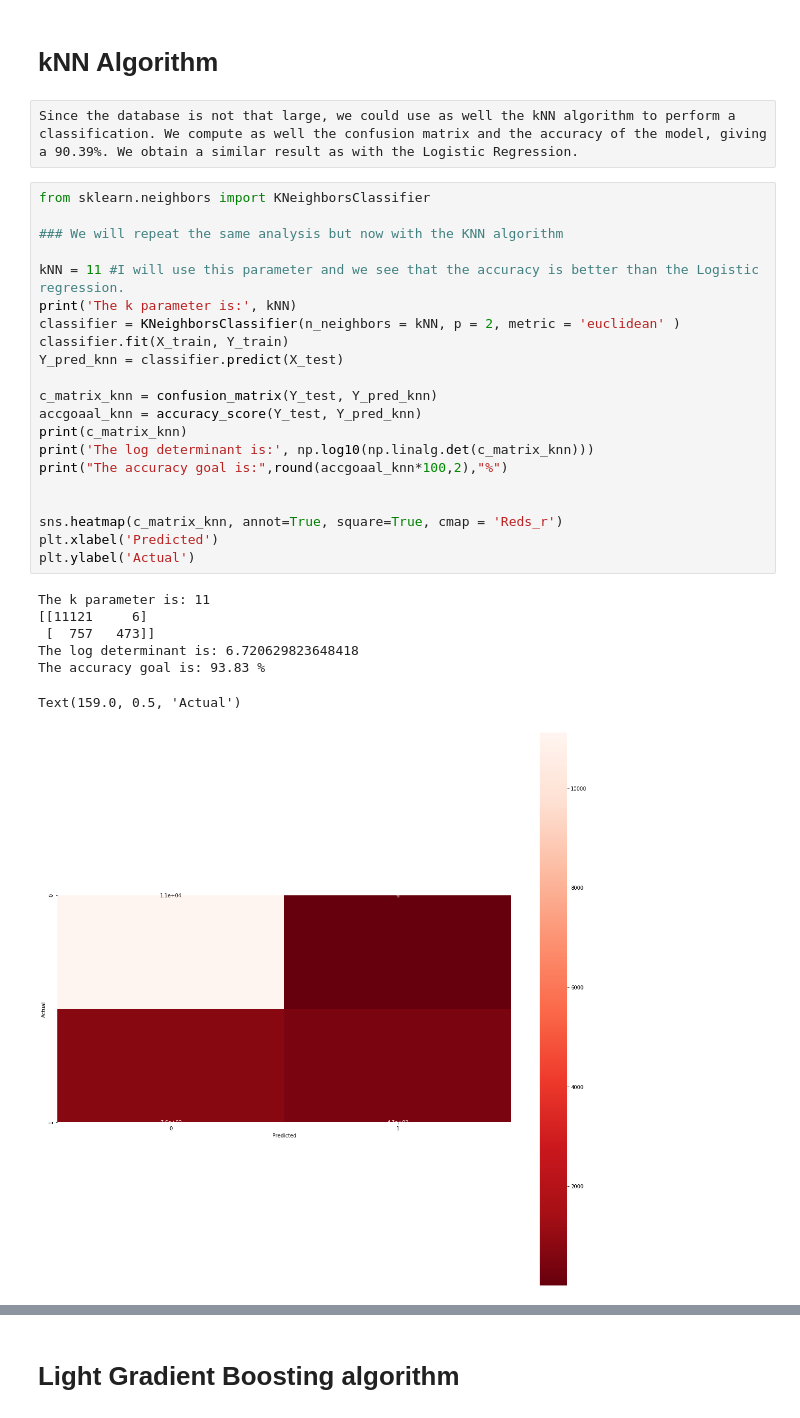
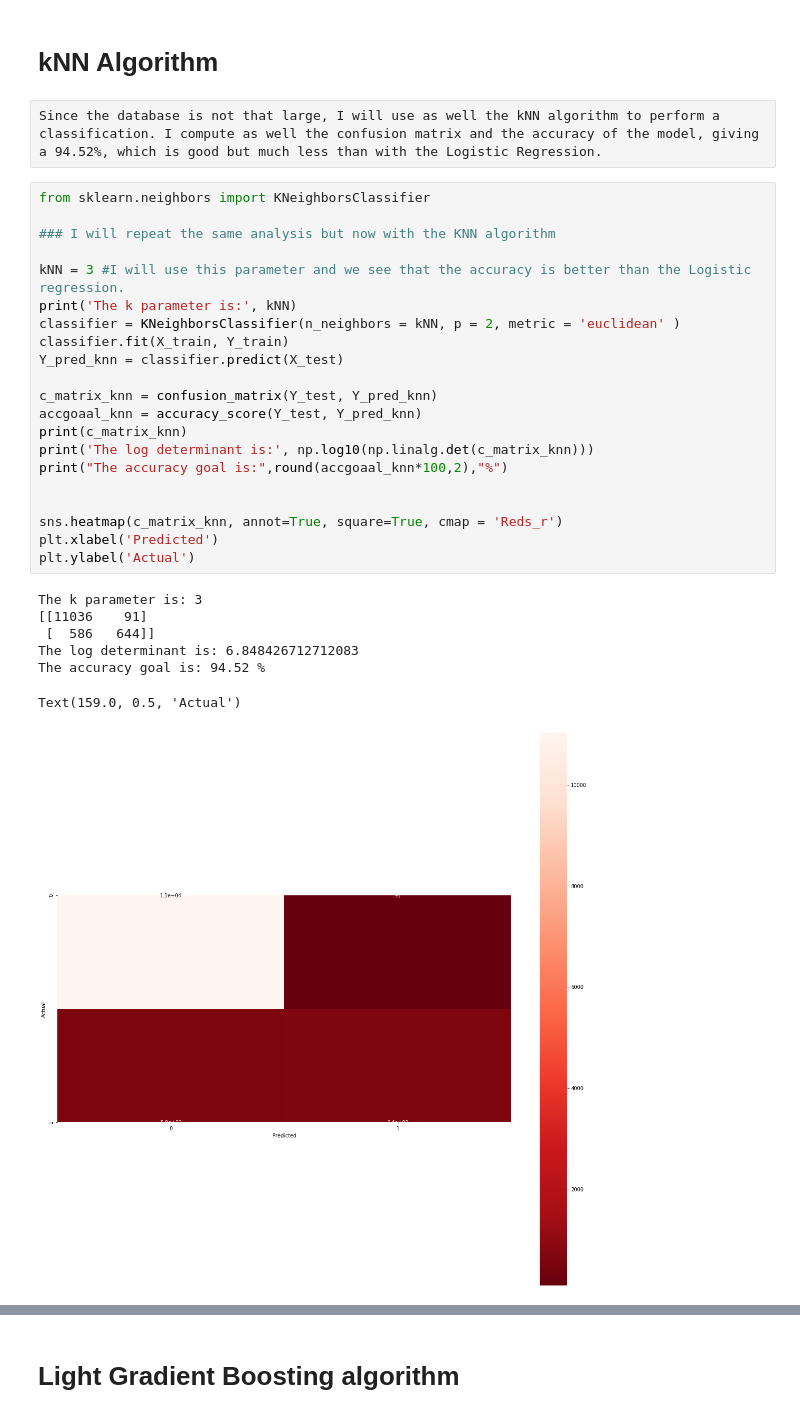
Before and after one commit to elopezfune/Bank-Marketing-with-social-economic-context-, a Jupyter notebook: Bank_Marketing.ipynb, the cells around one changed output, grey strips where cells are left out. Drawn from its saved outputs; the diff is of its cells as text.

```diff
--- a/Bank_Marketing.ipynb
+++ b/Bank_Marketing.ipynb
@@ -437,33 +400,33 @@ Text(159.0, 0.5, 'Actual')
 # %% [markdown]
 # kNN Algorithm
 # %% [raw]
-Since the database is not that large, we could use as well the kNN algorithm to perform a classification. We compute as well the confusion matrix and the accuracy of the model, giving a 90.39%. We obtain a similar result as with the Logistic Regression.
+Since the database is not that large, I will use as well the kNN algorithm to perform a classification. I compute as well the confusion matrix and the accuracy of the model, giving a 94.52%, which is good but much less than with the Logistic Regression.
 # %%
 from sklearn.neighbors import KNeighborsClassifier
 
-### We will repeat the same analysis but now with the KNN algorithm
+### I will repeat the same analysis but now with the KNN algorithm
 
-kNN = 11 #I will use this parameter and we see that the accuracy is better than the Logistic regression.
+kNN = 3 #I will use this parameter and we see that the accuracy is better than the Logistic regression.
 print('The k parameter is:', kNN)
 classifier = KNeighborsClassifier(n_neighbors = kNN, p = 2, metric = 'euclidean' )
 classifier.fit(X_train, Y_train)
 Y_pred_knn = classifier.predict(X_test)
 
 c_matrix_knn = confusion_matrix(Y_test, Y_pred_knn)
 accgoaal_knn = accuracy_score(Y_test, Y_pred_knn)
 print(c_matrix_knn)
 print('The log determinant is:', np.log10(np.linalg.det(c_matrix_knn)))
 print("The accuracy goal is:",round(accgoaal_knn*100,2),"%")
 
 
 sns.heatmap(c_matrix_knn, annot=True, square=True, cmap = 'Reds_r')
 plt.xlabel('Predicted')
 plt.ylabel('Actual')
 # %% [output]
-The k parameter is: 11
-[[11121     6]
- [  757   473]]
-The log determinant is: 6.720629823648418
-The accuracy goal is: 93.83 %
+The k parameter is: 3
+[[11036    91]
+ [  586   644]]
+The log determinant is: 6.848426712712083
+The accuracy goal is: 94.52 %
 Text(159.0, 0.5, 'Actual')
-[figure, old version]
+[figure, new version]
```
Also changed, not shown: parts of 42 cells of this notebook.
